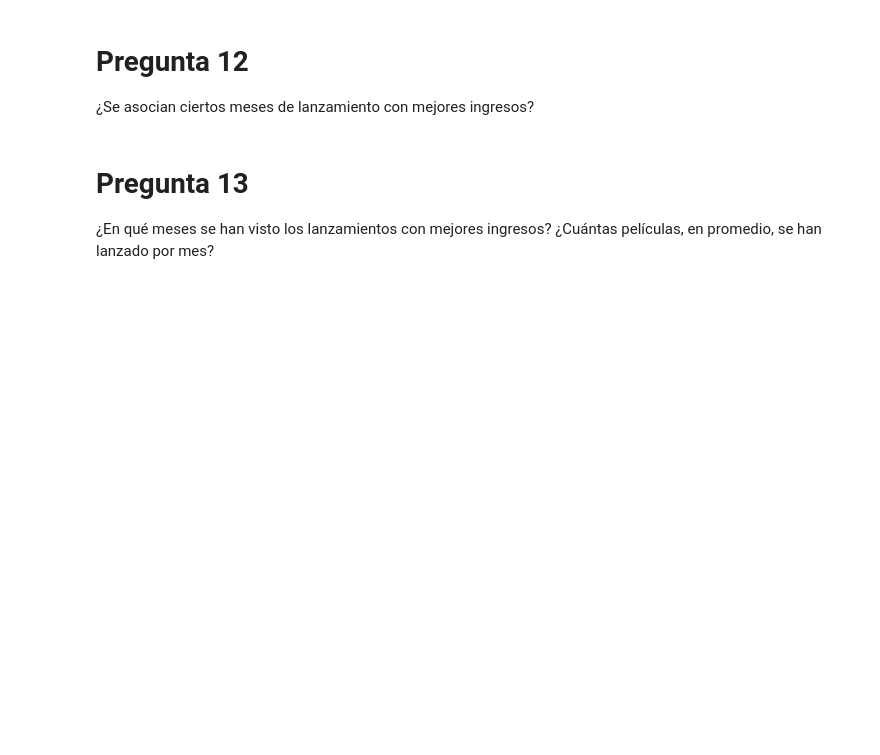
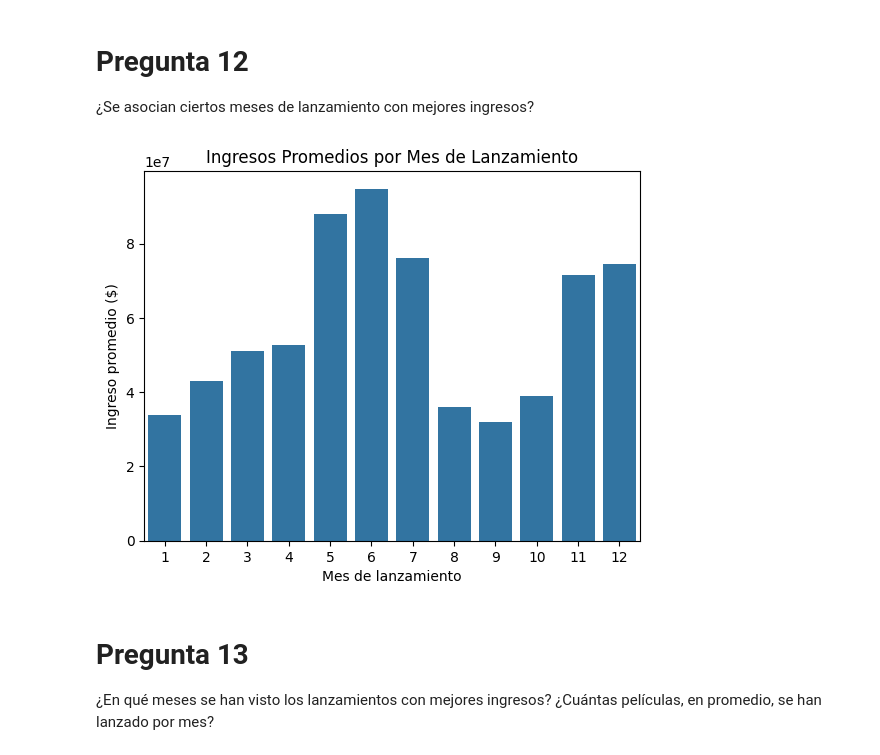
Before and after one commit to DiegoGarV/Proyecto1-mineria, a Jupyter notebook: HDT1-2.ipynb, the cells around one changed output. Drawn from its saved outputs; the diff is of its cells as text; code cells hidden in the pictures; blank space fills up the shorter version.

```diff
--- a/HDT1-2.ipynb
+++ b/HDT1-2.ipynb
@@ -66,25 +72,17 @@ print(correlation)
 # Pregunta 12
  ¿Se asocian ciertos meses de lanzamiento con mejores ingresos?
 # %%
-df['releaseDate'] = pd.to_datetime(df['releaseDate'])
-df['releaseMonth'] = df['releaseDate'].dt.month
-
-monthly_revenue = df.groupby('releaseMonth')['revenue'].mean().sort_values(ascending=False)
-sns.barplot(x=monthly_revenue.index, y=monthly_revenue.values)
-plt.xlabel("Mes de lanzamiento")
 df['releaseDate'] = pd.to_datetime(df['releaseDate'])
 df['releaseMonth'] = df['releaseDate'].dt.month
 
 monthly_revenue = df.groupby('releaseMonth')['revenue'].mean().sort_values(ascending=False)
 sns.barplot(x=monthly_revenue.index, y=monthly_revenue.values)
 plt.xlabel("Mes de lanzamiento")
 plt.ylabel("Ingreso promedio ($)")
 plt.title("Ingresos Promedios por Mes de Lanzamiento")
 plt.show()
-
-plt.ylabel("Ingreso promedio ($)")
-plt.title("Ingresos Promedios por Mes de Lanzamiento")
-plt.show()
+# %% [output]
+[figure, added]
 # %% [markdown]
 # Pregunta 13
 ¿En qué meses se han visto los lanzamientos con mejores ingresos? ¿Cuántas películas, en promedio, se han lanzado por mes?
```
Also changed, not shown: parts of 6 cells of this notebook.
